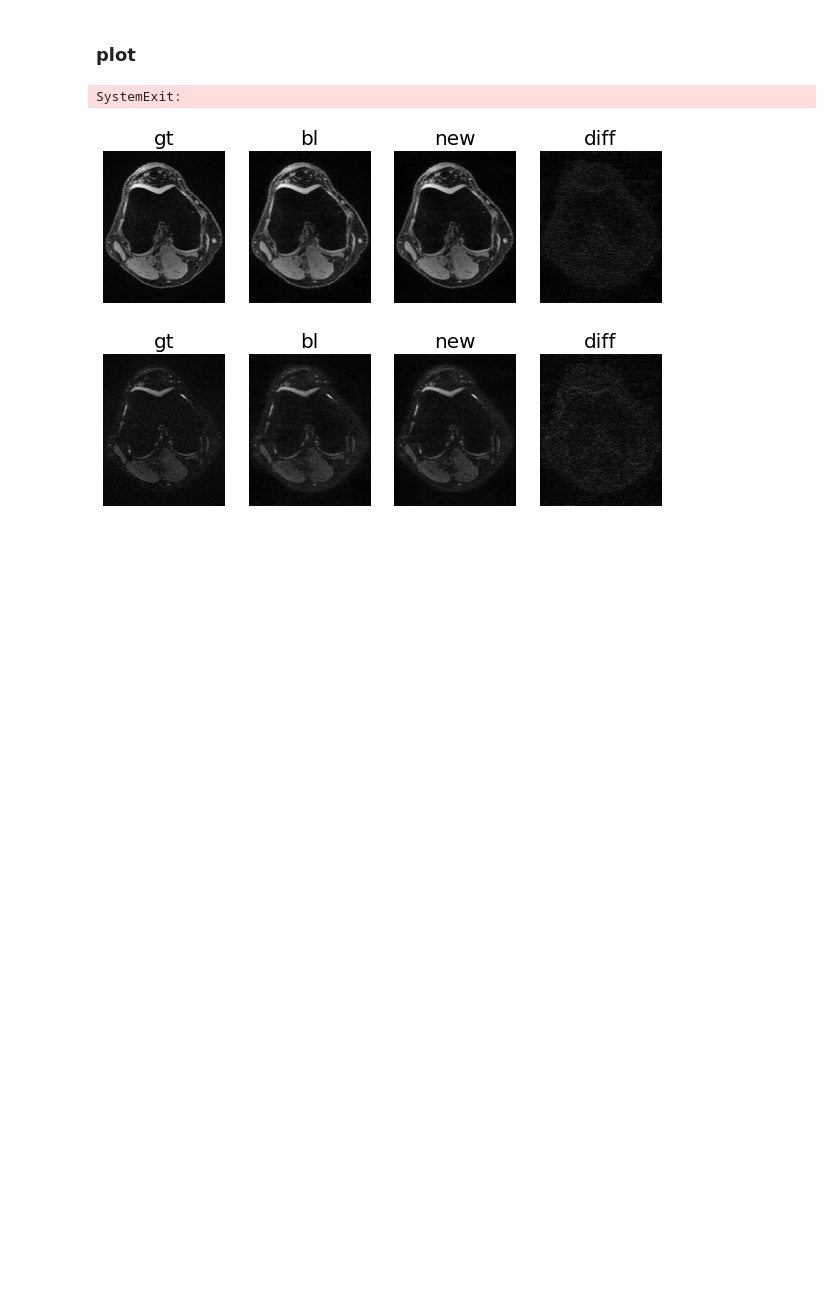
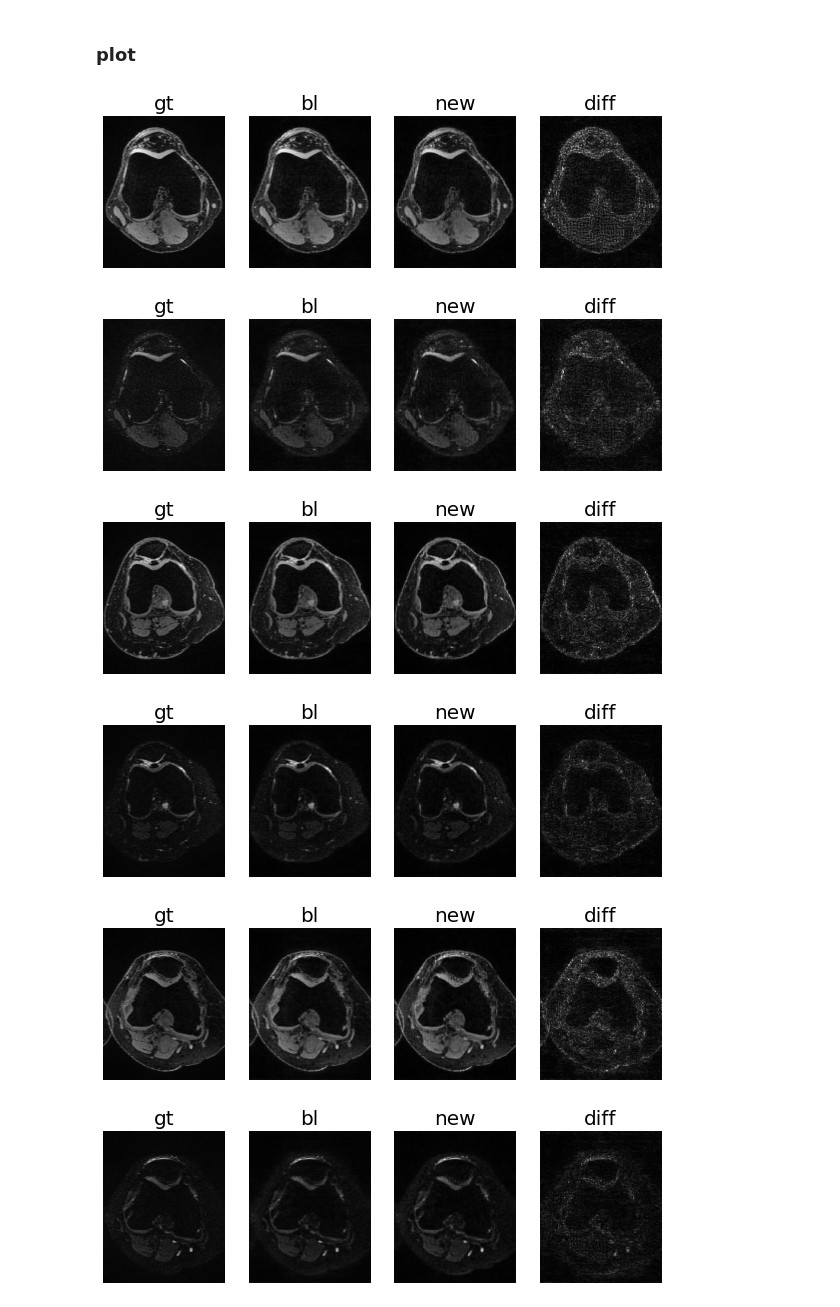
Before and after one commit to davevanveen/unsup_mri, a Jupyter notebook: ipynb/20210301_eval.ipynb, the cells around one changed output. Drawn from its saved outputs; the diff is of its cells as text; code cells hidden in the pictures; blank space fills up the shorter version.

```diff
--- a/ipynb/20210301_eval.ipynb
+++ b/ipynb/20210301_eval.ipynb
@@ -44,34 +20,21 @@ def load_imgs_many_inits(mtr_id_list, path, num_inits=None):
 # %%
-accel = 4
+accel = 8
 path_base = '/bmrNAS/people/dvv/out_qdess/accel_{}x/'.format(accel)
 
 path_gt = path_base + 'gt/'
 # path_bl = path_base + 'baseline/'
-# path_new = path_base + 'many_inits/iter_10k/'
+# path_new = path_base + 'arj_mask/'
 
-path_bl = path_base + 'many_inits/iter_10k/'
-path_new = path_base + 'many_inits/iter_5k/'
+path_bl = path_base + 'arj_mask/'
+path_new = path_base + 'calib/64/'
 # %% [markdown]
 ### load imgs, calc metrics
 # %%
-# mtr_id_list = get_mtr_ids_and(path_bl, path_new)
-mtr_id_list = ['005', '006', '030']
+mtr_id_list = get_mtr_ids_and(path_bl, path_new)
 
 imgs_gt = load_imgs(mtr_id_list, path=path_gt)
-
-# imgs_bl = load_imgs(mtr_id_list, path=path_bl)
-if 'many_inits' in path_bl:
-    imgs_bl = load_imgs_many_inits(mtr_id_list, path_bl, num_inits=2)
-    imgs_bl = np.mean(imgs_bl, axis=1) #avg across init
-else:
-    imgs_bl = load_imgs(mtr_id_list, path=path_new)
-
-# imgs_new = load_imgs(mtr_id_list, path=path_new)
-if 'many_inits' in path_new:
-    imgs_new = load_imgs_many_inits(mtr_id_list, path_new, num_inits=4)
-    imgs_new = np.mean(imgs_new, axis=1) #avg across init
-else:
-    imgs_new = load_imgs(mtr_id_list, path=path_new)
+imgs_bl = load_imgs(mtr_id_list, path=path_bl)
+imgs_new = load_imgs(mtr_id_list, path=path_new)
 
 metrics_bl = calc_metrics_imgs(imgs_gt, imgs_bl)
 metrics_new = calc_metrics_imgs(imgs_gt, imgs_new)
@@ -136,28 +80,31 @@ SystemExit:
 # %%
 title_list = ['gt', 'bl', 'new']
 clim_list = [None] * len(title_list)
 DIFF_MAP = True
 
 for idx_s in np.arange(imgs_gt.shape[0]):
     for idx_e in np.arange(imgs_gt.shape[1]):
 
         im_gt, im1, im2 = imgs_gt[idx_s, idx_e], \
                           imgs_bl[idx_s, idx_e], \
                           imgs_new[idx_s, idx_e]
 #         im_gt, im1, im2 = scale_0_1(im_gt), scale_0_1(im1), scale_0_1(im2)
         arr_list = [im_gt, im1, im2]
 
         if DIFF_MAP:
             C = 4 # constant for plotting on clim=(0,1)
             im_diff = C * np.abs(scale_0_1(im1) - scale_0_1(im2))
             arr_list.append(im_diff)
             title_list.append('diff')
             clim_list.append((0,1))
 
         plot_row_qdess(arr_list, title_list, clim_list)
 
-    sys.exit()
+#     sys.exit()
 # %% [output]
-SystemExit:
-[figure, old version]
+[figure, new version]
-[figure, old version]
+[figure, new version]
+[figure, added]
+[figure, added]
+[figure, added]
+[figure, added]
```
Also changed, not shown: parts of 11 cells of this notebook, 6 other files.
